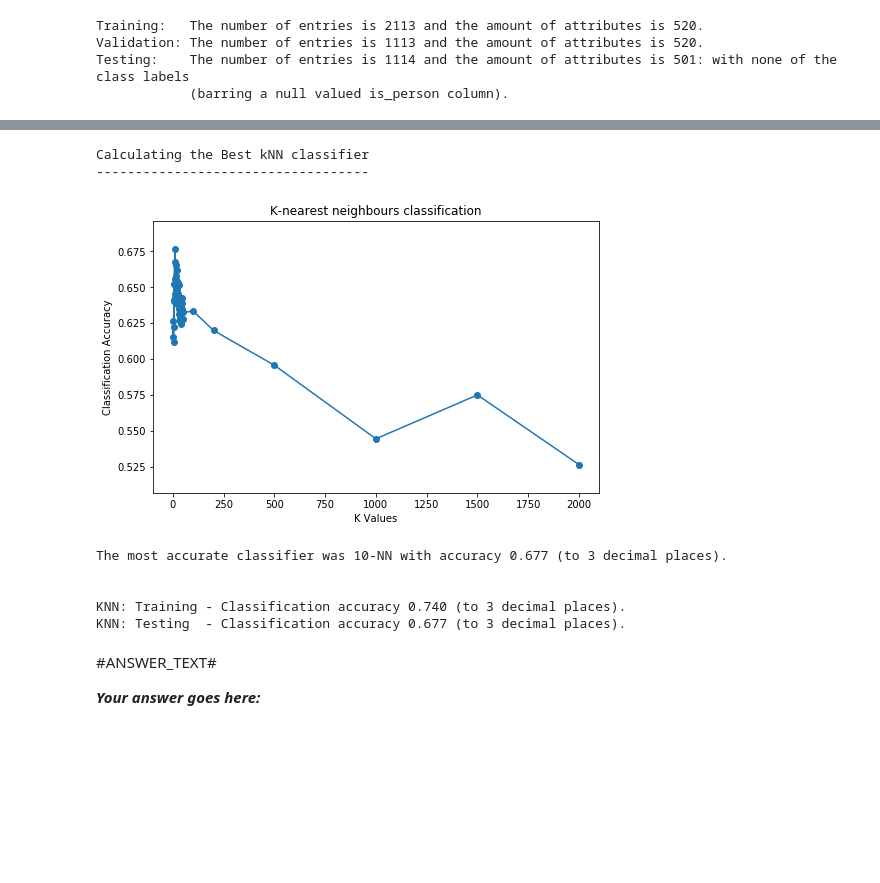
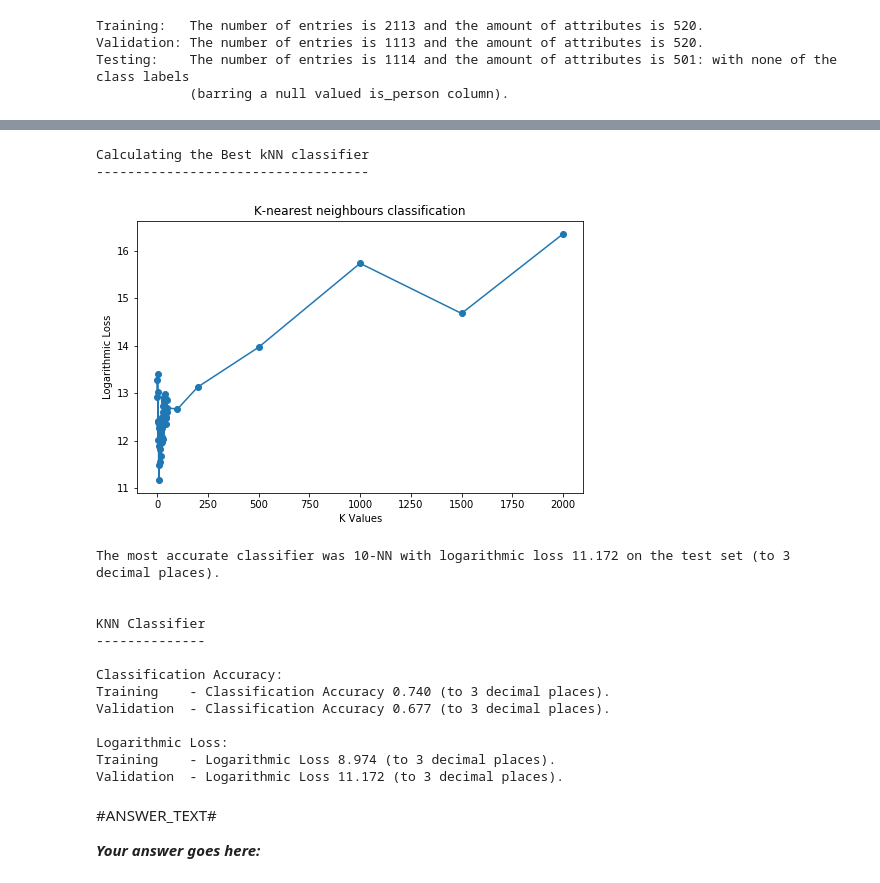
Before and after one commit to ZeroSum24/IAML2018, a Jupyter notebook: Assignments/03_B_MiniChallenge.ipynb, the cells around one changed output, grey strips where cells are left out. Saved outputs shown, nothing was run; the diff lists cells and outputs as text; code cells hidden in the pictures; blank space fills up the shorter version.

Commit message:
Mini-Challange Code Restructuring with additional Metrics

```diff
--- a/Assignments/03_B_MiniChallenge.ipynb
+++ b/Assignments/03_B_MiniChallenge.ipynb
@@ -265,16 +342,18 @@ MNB: Testing  - Classification accuracy 0.527 (to 3 decimal places).
 # Logistic Regression and SVMs
 
 # Creating the model and training it
-lr_clf = LogisticRegression()
-lr_clf.fit(X_train, y_train)
+lor_clf = LogisticRegression()
+lor_clf.fit(X_train, y_train)
 
 # Predicting the values of the training and testing data
-pred_train = lr_clf.predict(X_train)
-pred_test = lr_clf.predict(X_valid)
+pred_train = lor_clf.predict(X_train)
+pred_test = lor_clf.predict(X_valid)
 
-# Calulating and printing the accuracy of the classifier on the training and testing sets
-accuracy_train = accuracy_score(y_true=y_train, y_pred=pred_train)
-print("LR: Training - Classification accuracy {0:.3f} (to 3 decimal places).".format(accuracy_train))
-accuracy_test = accuracy_score(y_true=y_valid, y_pred=pred_test)
-print("LR: Testing  - Classification accuracy {0:.3f} (to 3 decimal places).".format(accuracy_test))
+## Success Metrics
+
+print("\nLogistic Regression")
+print("-------------------\n")
+
+accuracy_out(X_train, X_valid, y_train, y_valid, pred_train, pred_test)
+log_loss_out(X_train, X_valid, y_train, y_valid, pred_train, pred_test)
 # %% [output]
@@ -290,12 +377,12 @@ print("-----------------------------------\n")
 
 # List of the k values
 k_value_list = list(range(1,50)) + [100, 200, 500, 1000, 1500, 2000]
-clas_acc = []
+clas_ll = []
 
 # Storing the best perfoming knn classifier values
 best_k_value = k_value_list[0]
 best_knn_classifier = KNeighboursClassifier(n_neighbors=best_k_value)
-max_accuracy = 0
+min_logloss = 100
 
 for no_classifier, k_value in enumerate(k_value_list):
 
@@ -306,58 +393,68 @@ for no_classifier, k_value in enumerate(k_value_list):
     # Predicting the output of the training set
     y_pred = knc.predict(X_valid)
 
-    # Calculating and printing the accuracy score
-    accuracy = accuracy_score(y_true=y_valid, y_pred=y_pred)
-    clas_acc.append(accuracy) # storing the accuracy values
+    # Calculating and printing the logarithmic loss
+    logloss = log_loss(y_true=y_valid, y_pred=y_pred)
+    clas_ll.append(logloss) # storing the logarithmic loss values
 
     # Storing the best k-value
-    if accuracy > max_accuracy:
-        max_accuracy = accuracy
+    if logloss < min_logloss:
+        min_logloss = logloss
         best_k_value = k_value
         best_knn_classifier = knc
 
 ## Plotting the results (k-value on the x-axis and classification accuracy on the y-axis), marking the axes too:
 
 # Creating the bar graph
 plt.figure(figsize=(8,5))
-plt.scatter(k_value_list, clas_acc)
-plt.plot(k_value_list,clas_acc, )
+plt.scatter(k_value_list, clas_ll)
+plt.plot(k_value_list,clas_ll, )
 
 # Adding title and labels
 plt.title("K-nearest neighbours classification")
 plt.xlabel("K Values")
-plt.ylabel("Classification Accuracy")
+plt.ylabel("Logarithmic Loss")
 
 # Plotting the graph
 plt.show()
 
 # Providing output about which was the best classifier
-print("\nThe most accurate classifier was {0}-NN with accuracy {1:.3f} (to 3 decimal places).\n"
-      .format(best_k_value, max_accuracy))
+print("\nThe most accurate classifier was {0}-NN with logarithmic loss {1:.3f} on the test set (to 3 decimal places).\n"
+      .format(best_k_value, min_logloss))
 
 
 ## Using the best chosen knn classifier
 
 knn_clf = best_knn_classifier
 
 # Predicting the values of the training and testing data
 pred_train = knn_clf.predict(X_train)
-pred_test = knn_clf.predict(X_valid)
+pred_valid = knn_clf.predict(X_valid)
 
-# Calulating and printing the accuracy of the classifier on the training and testing sets
-accuracy_train = accuracy_score(y_true=y_train, y_pred=pred_train)
-print("KNN: Training - Classification accuracy {0:.3f} (to 3 decimal places).".format(accuracy_train))
-accuracy_test = accuracy_score(y_true=y_valid, y_pred=pred_test)
-print("KNN: Testing  - Classification accuracy {0:.3f} (to 3 decimal places).".format(accuracy_test))
+## Success Metrics
+
+print("\nKNN Classifier")
+print("--------------\n")
+
+accuracy_out(X_train, X_valid, y_train, y_valid, pred_train, pred_valid)
+log_loss_out(X_train, X_valid, y_train, y_valid, pred_train, pred_valid)
 # %% [output]
 Calculating the Best kNN classifier
 -----------------------------------
-[figure, old version]
+[figure, new version]
-The most accurate classifier was 10-NN with accuracy 0.677 (to 3 decimal places).
+The most accurate classifier was 10-NN with logarithmic loss 11.172 on the test set (to 3 decimal places).
 
 
-KNN: Training - Classification accuracy 0.740 (to 3 decimal places).
-KNN: Testing  - Classification accuracy 0.677 (to 3 decimal places).
+KNN Classifier
+--------------
+
+Classification Accuracy:
+Training    - Classification Accuracy 0.740 (to 3 decimal places).
+Validation  - Classification Accuracy 0.677 (to 3 decimal places).
+
+Logarithmic Loss:
+Training    - Logarithmic Loss 8.974 (to 3 decimal places).
+Validation  - Logarithmic Loss 11.172 (to 3 decimal places).
 # %%
 # PCA
 # %%
```
Also changed, not shown: parts of 7 cells of this notebook.
